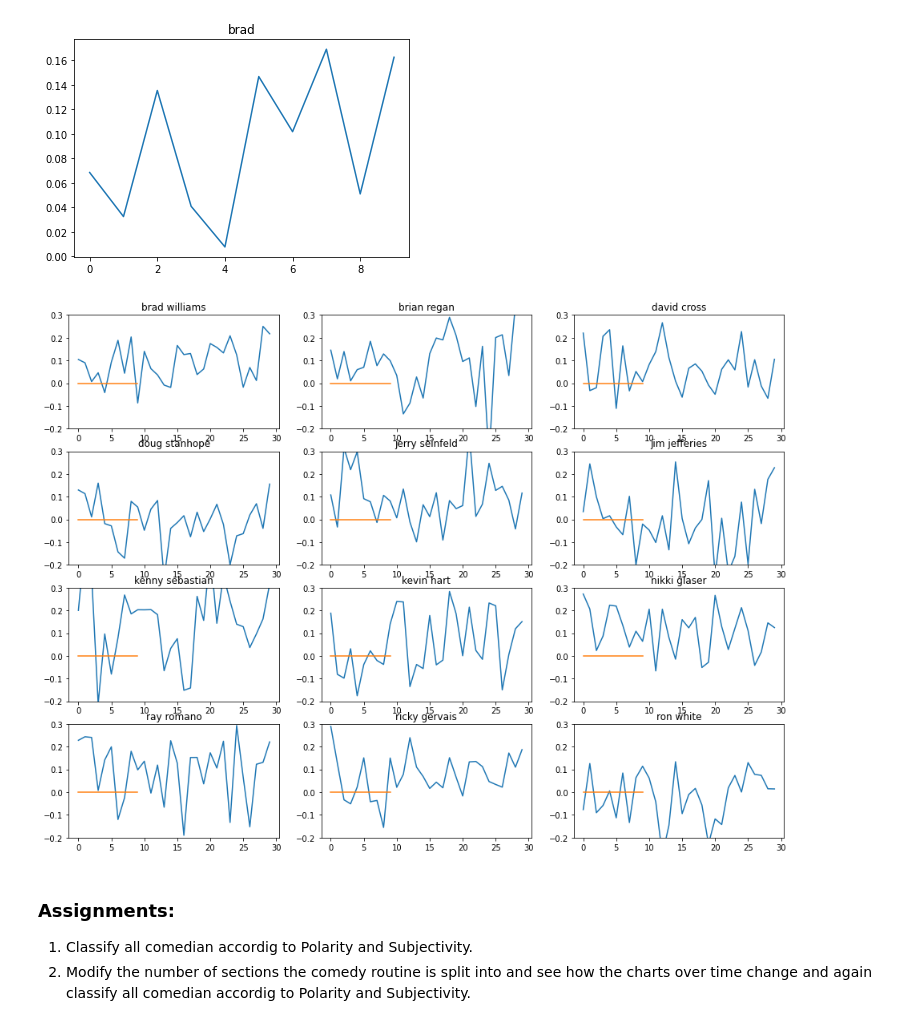
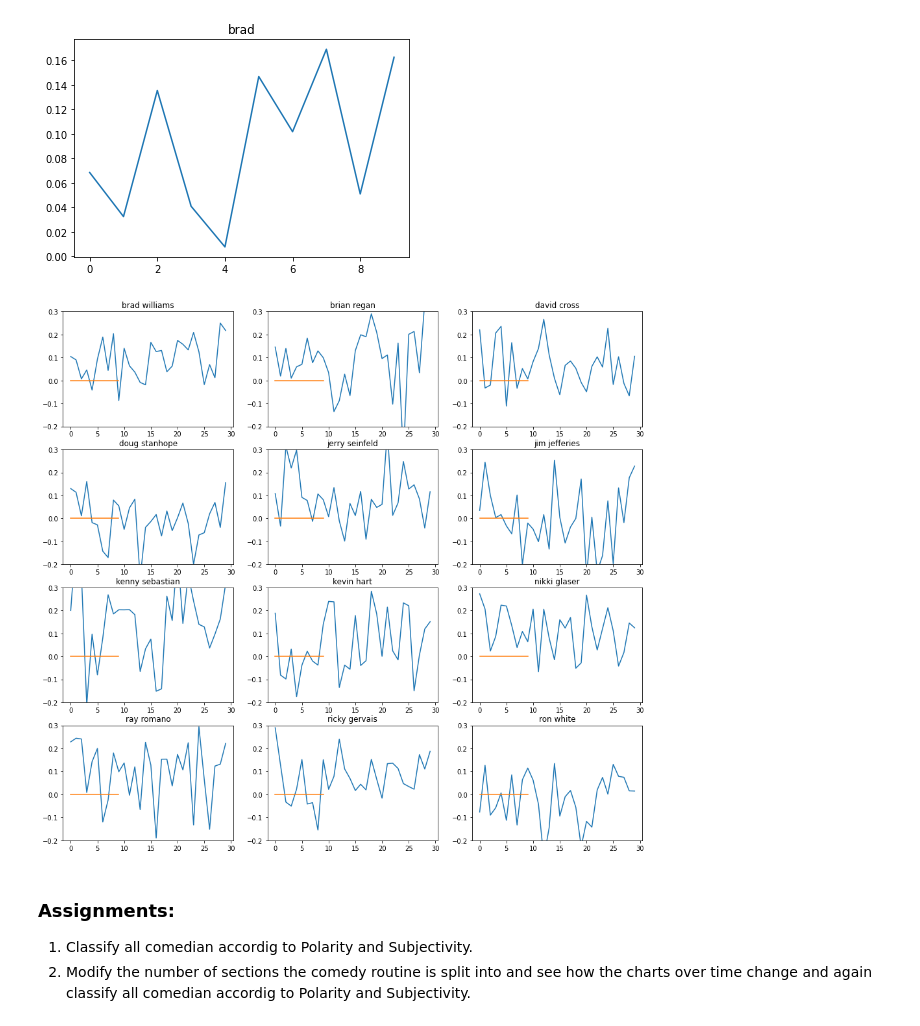
Before and after one commit to mohit-11011/NLP-Analysis, a Jupyter notebook: comedian analysis/Sentiment_analysis.ipynb, the cells around one changed output. Saved outputs shown, nothing was run; the diff lists cells and outputs as text; code cells hidden in the pictures.

```diff
--- a/comedian analysis/Sentiment_analysis.ipynb
+++ b/comedian analysis/Sentiment_analysis.ipynb
@@ -66,7 +66,7 @@ data
 # Let's plot the results
 import matplotlib.pyplot as plt
 
-plt.rcParams['figure.figsize'] = [17, 15]
+plt.rcParams['figure.figsize'] = [15, 15]
 
 for index, comedian in enumerate(data.index):
     x = data.polarity.loc[comedian]
@@ -206,23 +206,23 @@ plt.show()
 [figure]
 # %%
 # Show the plot for all comedians
-plt.rcParams['figure.figsize'] = [16, 12]
+plt.rcParams['figure.figsize'] = [16, 15]
 
 for index, comedian in enumerate(data.index):
     plt.subplot(4, 3, index+1)
     plt.plot(polarity_transcript[index])
     plt.plot(np.arange(0,10), np.zeros(10))
     plt.title(data['full_name'][index])
     plt.ylim(ymin=-.2, ymax=.3)
 file_name = "sentiment_analysis_over_time.png"  # Specify the desired file name and extension
 fig = plt.gcf()  # Get the current figure
 fig.set_facecolor('white')
 file_path = os.path.join(folder_name, file_name)
 plt.savefig(file_path)
 
 plt.show()
 # %% [output]
-[figure, old version]
+[figure, new version]
 # %% [markdown]
 ### Assignments:
 1. Classify all comedian accordig to Polarity and Subjectivity.
```
Also changed, not shown: parts of 1 cell of this notebook, 4 other files.
